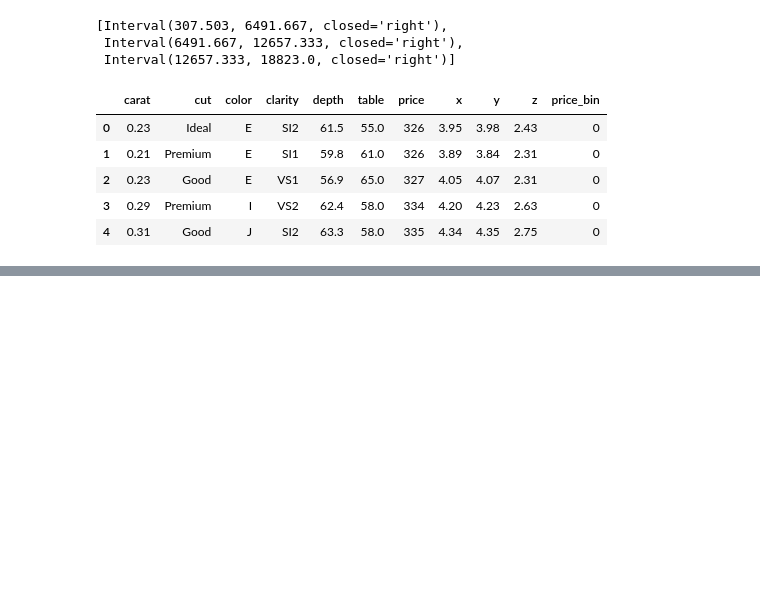
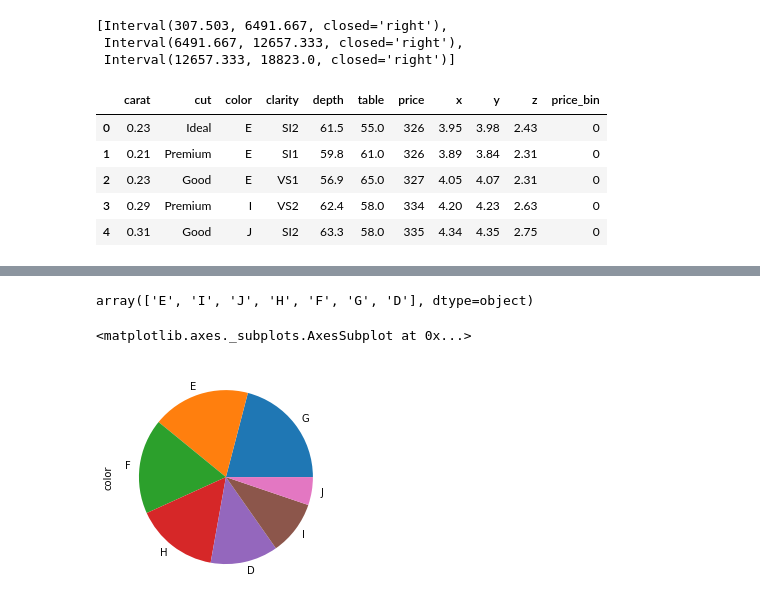
Before and after one commit to ArielJosephCohen/diamonds, a Jupyter notebook: Untitled.ipynb, the cells around one changed output, grey strips where cells are left out. Drawn from its saved outputs; the diff is of its cells as text; code cells hidden in the pictures; blank space fills up the shorter version.

```diff
--- a/Untitled.ipynb
+++ b/Untitled.ipynb
@@ -104,0 +127,2 @@ df.head()
+# %%
+df.drop('Fair',axis=1,inplace=True)
@@ -104,0 +138,12 @@ df.head()
+# %%
+df.color.unique()
+# %% [output]
+array(['E', 'I', 'J', 'H', 'F', 'G', 'D'], dtype=object)
+# %%
+for col in pd.get_dummies(df.color).columns:
+    df[col]=pd.get_dummies(df.color)[col]
+# %%
+df.color.value_counts().plot(kind='pie')
+# %% [output]
+<matplotlib.axes._subplots.AxesSubplot at 0x...>
+[figure, added]
```
Also changed, not shown: parts of 14 cells of this notebook.
